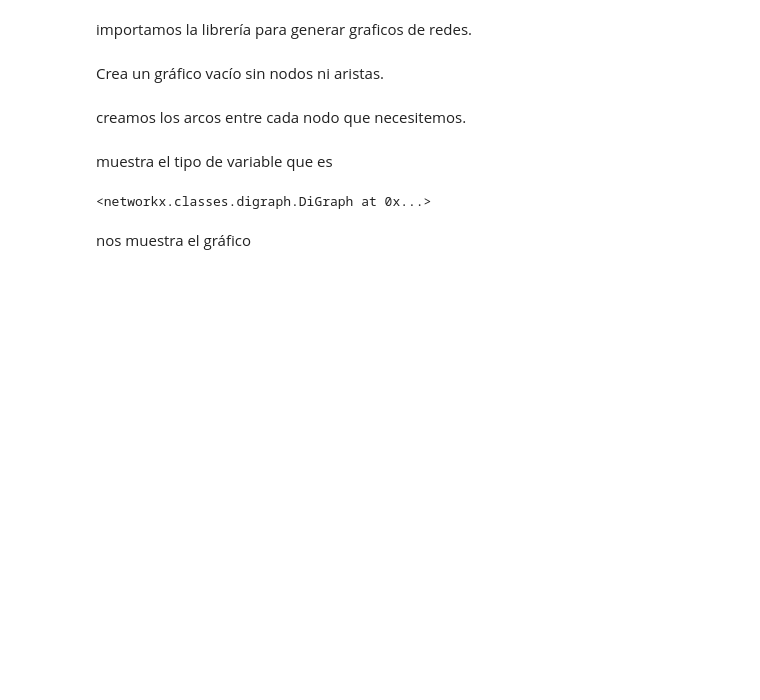
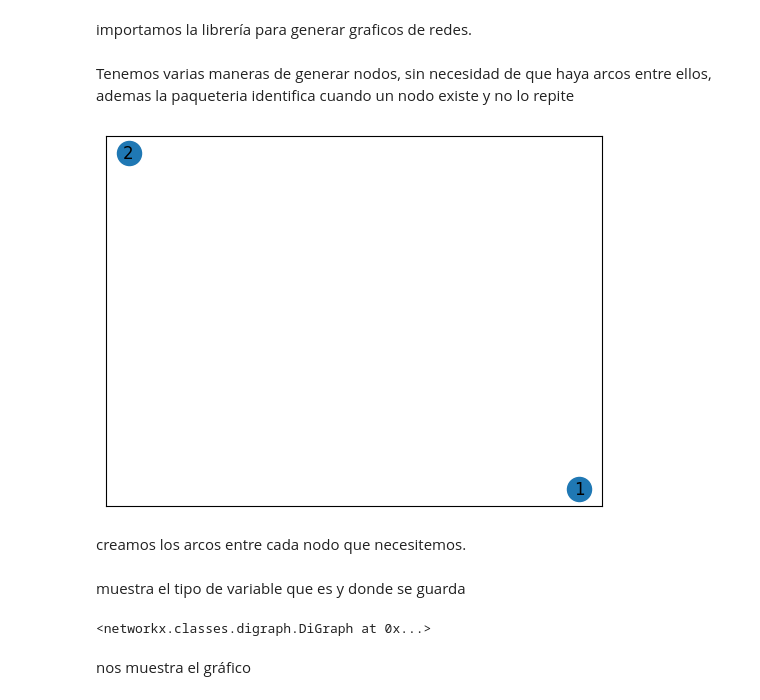
Before and after one commit to VilchisKarla/Investigacion-de-Operaciones, a Jupyter notebook: ModeloRedes.ipynb, the cells around one changed output. Cells and saved outputs as stored; diff of their text form; code cells hidden in the pictures; blank space fills up the shorter version.

```diff
--- a/ModeloRedes.ipynb
+++ b/ModeloRedes.ipynb
@@ -9,9 +9,17 @@
 importamos la librería para generar graficos de redes.
 # %%
 import networkx as nx
-# %% [markdown]
-Crea un gráfico vacío sin nodos ni aristas.
 # %%
+H = nx.Graph() #gráfica no dirigida
 G = nx.DiGraph() #gráfica dirigida
+# %% [markdown]
+Tenemos varias maneras de generar nodos, sin necesidad de que haya arcos entre ellos, ademas la paqueteria identifica cuando un nodo existe y no lo repite
+# %%
+H.add_node(1) #agrega un solo nodo
+H.add_nodes_from([1, 2])#agrega una lista de nodos
+# %%
+nx.draw_networkx(H)
+# %% [output]
+[figure, added]
 # %% [markdown]
 creamos los arcos entre cada nodo que necesitemos.
@@ -24,5 +45,5 @@ G.add_edge('B', 'C', capacity=2)
 # %% [markdown]
-muestra el tipo de variable que es
+muestra el tipo de variable que es y donde se guarda
 # %%
 G
 # %% [output]
```
Also changed, not shown: parts of 70 cells of this notebook.
